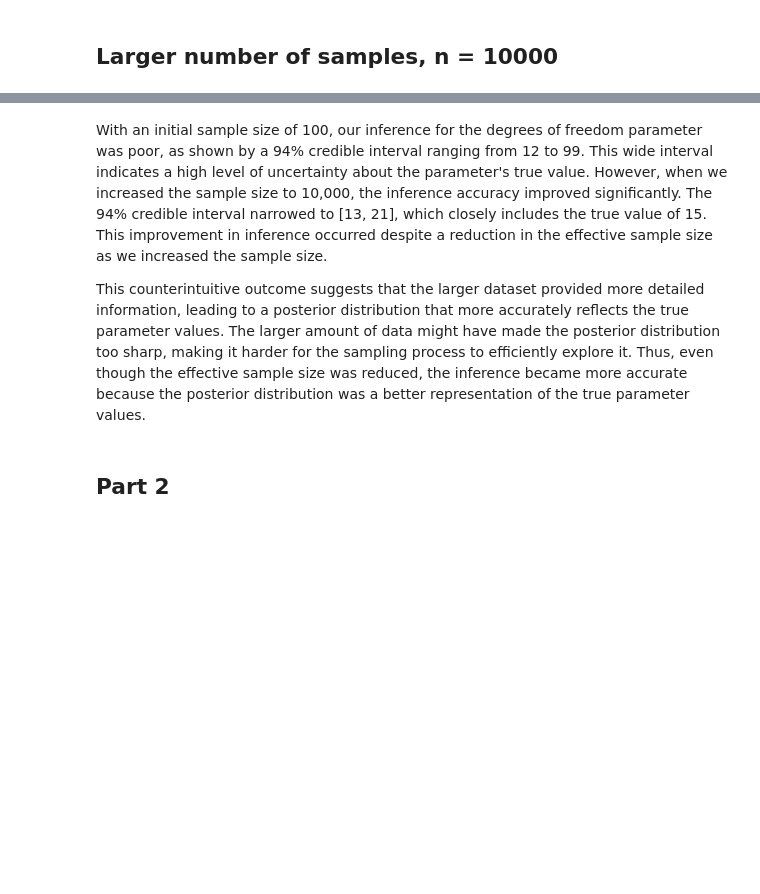
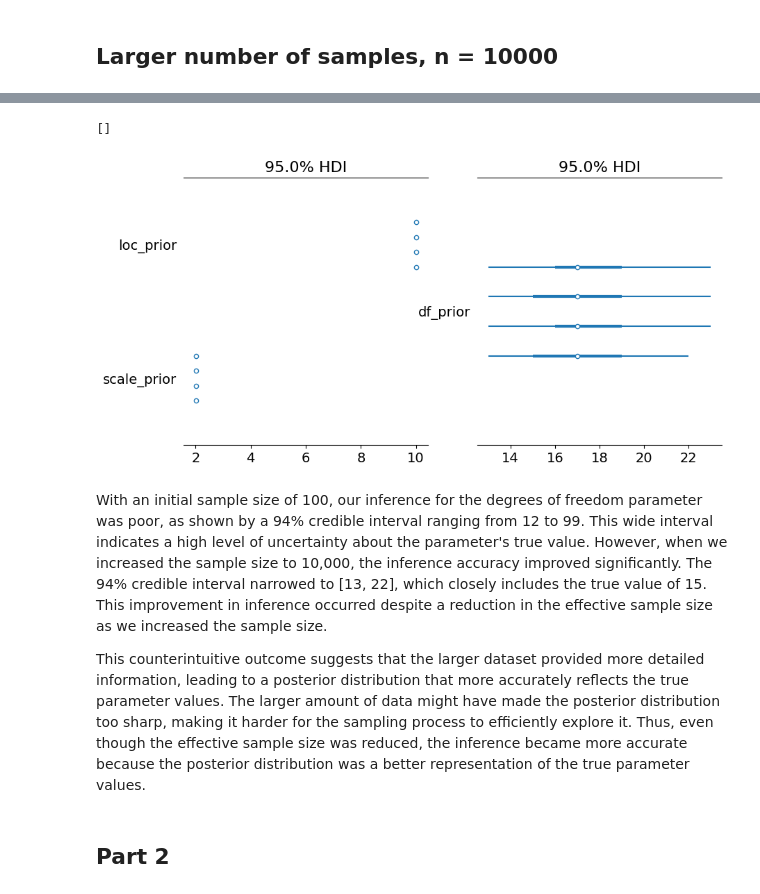
Before and after one commit to MatthewPronyshyn/STA365, a Jupyter notebook: Homework4.ipynb, the cells around one changed output, grey strips where cells are left out. Drawn from its saved outputs; the diff is of its cells as text; code cells hidden in the pictures; blank space fills up the shorter version.

```diff
--- a/Homework4.ipynb
+++ b/Homework4.ipynb
@@ -97,5 +96,12 @@ az.summary(idata_MH_2, round_to=2)
+# %%
+fig,ax = plt.subplots(1,2,figsize=(10,5))
+az.plot_forest(idata_MH_2, var_names=["loc_prior","scale_prior"], combined=False, hdi_prob=0.95,ax=ax[0])
+az.plot_forest(idata_MH_2, var_names=["df_prior"], combined=False, hdi_prob=0.95, ax=ax[1])
+# %% [output]
+[]
+[figure, added]
 # %% [markdown]
-With an initial sample size of 100, our inference for the degrees of freedom parameter was poor, as shown by a 94% credible interval ranging from 12 to 99. This wide interval indicates a high level of uncertainty about the parameter's true value. However, when we increased the sample size to 10,000, the inference accuracy improved significantly. The 94% credible interval narrowed to [13, 21], which closely includes the true value of 15. This improvement in inference occurred despite a reduction in the effective sample size as we increased the sample size.
+With an initial sample size of 100, our inference for the degrees of freedom parameter was poor, as shown by a 94% credible interval ranging from 12 to 99. This wide interval indicates a high level of uncertainty about the parameter's true value. However, when we increased the sample size to 10,000, the inference accuracy improved significantly. The 94% credible interval narrowed to [13, 22], which closely includes the true value of 15. This improvement in inference occurred despite a reduction in the effective sample size as we increased the sample size.
 
 This counterintuitive outcome suggests that the larger dataset provided more detailed information, leading to a posterior distribution that more accurately reflects the true parameter values. The larger amount of data might have made the posterior distribution too sharp, making it harder for the sampling process to efficiently explore it. Thus, even though the effective sample size was reduced, the inference became more accurate because the posterior distribution was a better representation of the true parameter values.
 # %% [markdown]
```
Also changed, not shown: parts of 12 cells of this notebook.
